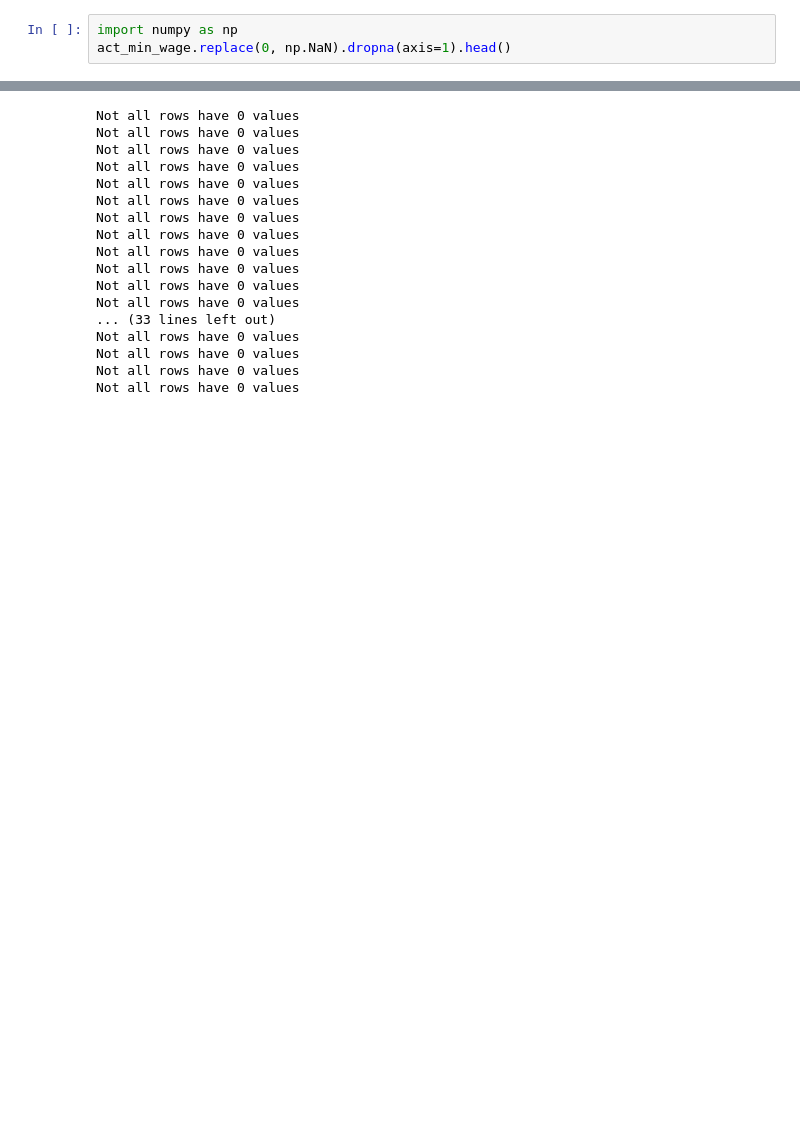
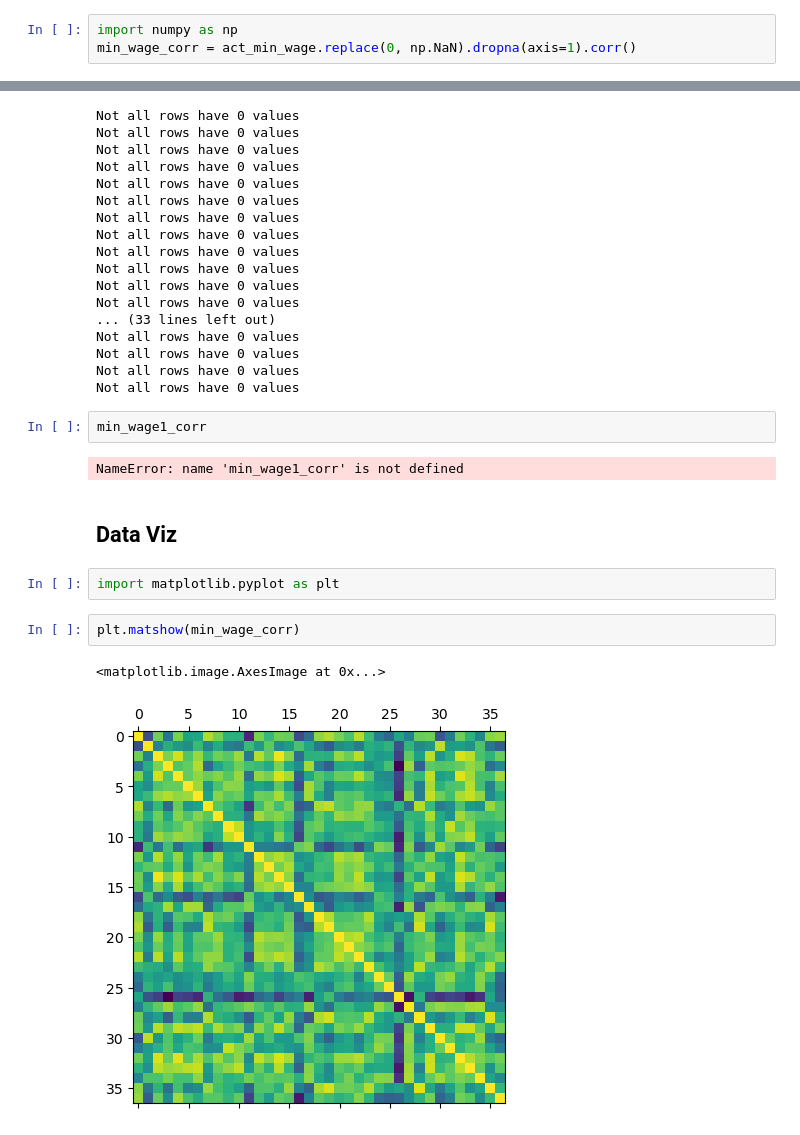
Before and after one commit to SiddheshDaphane/US-Minimum-Wage-by-State-Data-Analysis, a Jupyter notebook: min_wage.ipynb, the cells around one changed output, grey strips where cells are left out. Saved outputs shown, nothing was run; the diff lists cells and outputs as text; blank space fills up the shorter version.

Commit message:
US min wage analysis

```diff
--- a/min_wage.ipynb
+++ b/min_wage.ipynb
@@ -218,4 +247,4 @@ array(['Alabama', 'Florida', 'Georgia', 'Illinois', 'Iowa', 'Kansas',
 Let's replace "0" with np.Nan
 # %%
 import numpy as np
-act_min_wage.replace(0, np.NaN).dropna(axis=1).head()
+min_wage_corr = act_min_wage.replace(0, np.NaN).dropna(axis=1).corr()
@@ -357,3 +370,16 @@ Not all rows have 0 values
 Not all rows have 0 values
 Not all rows have 0 values
 Not all rows have 0 values
+# %%
+min_wage1_corr
+# %% [output]
+NameError: name 'min_wage1_corr' is not defined
+# %% [markdown]
+## Data Viz
+# %%
+import matplotlib.pyplot as plt
+# %%
+plt.matshow(min_wage_corr)
+# %% [output]
+<matplotlib.image.AxesImage at 0x...>
+[figure, added]
```
Also changed, not shown: parts of 16 cells of this notebook, 1 other file.
